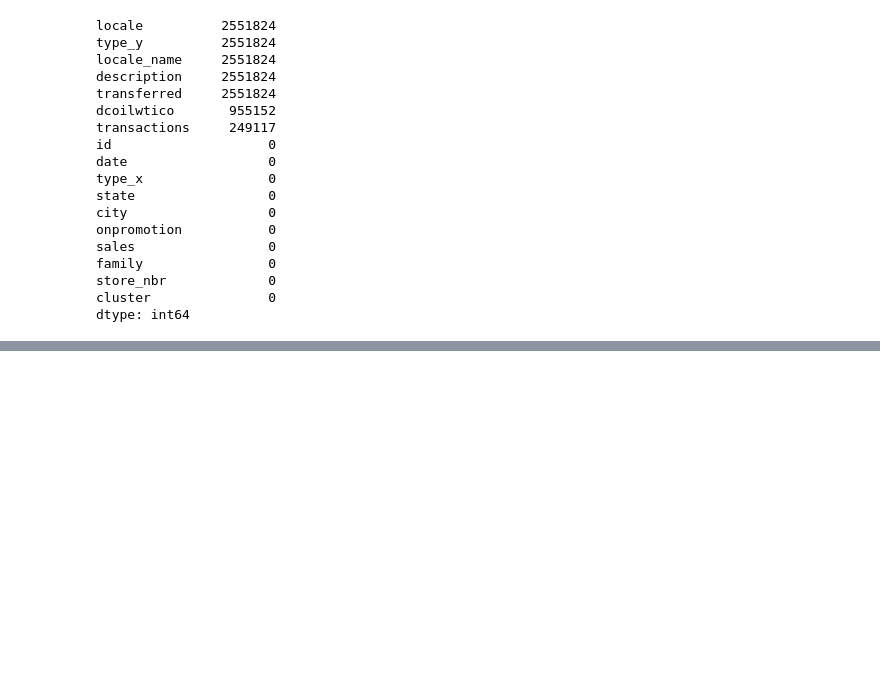
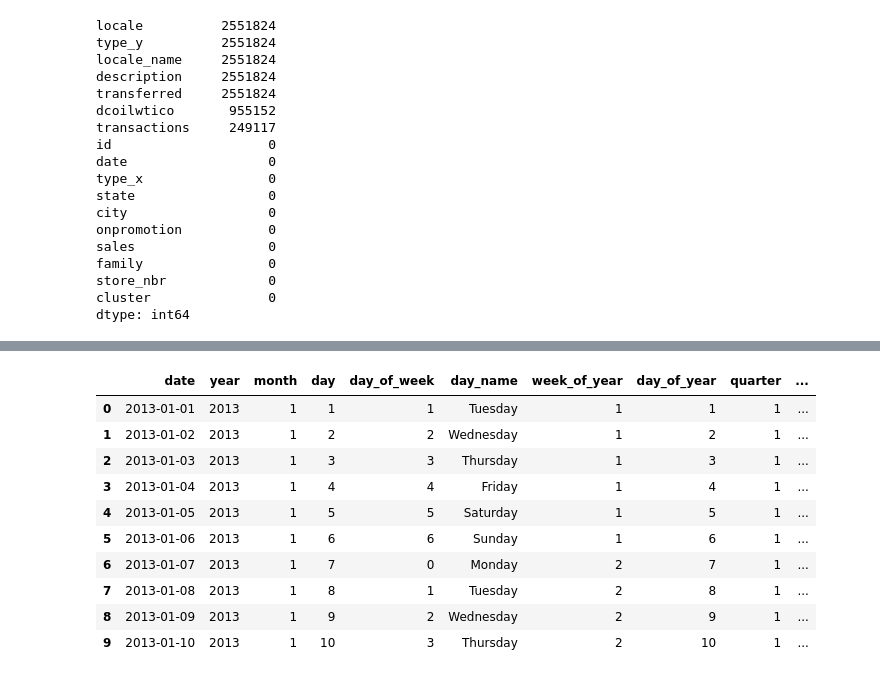
Before and after one commit to Husnain5Khalid/DemandIQ-Smart-demand-forecasting-, a Jupyter notebook: notebooks/feature_engineering.ipynb, the cells around one changed output, grey strips where cells are left out. Drawn from its saved outputs; the diff is of its cells as text; code cells hidden in the pictures; blank space fills up the shorter version.

```diff
--- a/notebooks/feature_engineering.ipynb
+++ b/notebooks/feature_engineering.ipynb
@@ -138,0 +188,37 @@ dtype: int64
+# %%
+df["week_of_year"] = (df["date"].dt.isocalendar().week.astype(int))
+# %%
+df["day_of_year"] = (df["date"].dt.dayofyear)
+# %%
+df["is_month_start"] = (df["date"].dt.is_month_start.astype(int))
+# %%
+df["is_month_end"] = (df["date"].dt.is_month_end.astype(int))
+# %%
+new_features = [
+    "date",
+    "year",
+    "month",
+    "day",
+    "day_of_week",
+    "day_name",
+    "week_of_year",
+    "day_of_year",
+    "quarter",
+    "is_weekend",
+    "is_month_start",
+    "is_month_end"
+]
+
+df[new_features].head(10)
+# %% [output]
+|  | date | year | month | day | day_of_week | day_name | week_of_year | day_of_year | quarter | ... |
+| 0 | 2013-01-01 | 2013 | 1 | 1 | 1 | Tuesday | 1 | 1 | 1 | ... |
+| 1 | 2013-01-02 | 2013 | 1 | 2 | 2 | Wednesday | 1 | 2 | 1 | ... |
+| 2 | 2013-01-03 | 2013 | 1 | 3 | 3 | Thursday | 1 | 3 | 1 | ... |
+| 3 | 2013-01-04 | 2013 | 1 | 4 | 4 | Friday | 1 | 4 | 1 | ... |
+| 4 | 2013-01-05 | 2013 | 1 | 5 | 5 | Saturday | 1 | 5 | 1 | ... |
+| 5 | 2013-01-06 | 2013 | 1 | 6 | 6 | Sunday | 1 | 6 | 1 | ... |
+| 6 | 2013-01-07 | 2013 | 1 | 7 | 0 | Monday | 2 | 7 | 1 | ... |
+| 7 | 2013-01-08 | 2013 | 1 | 8 | 1 | Tuesday | 2 | 8 | 1 | ... |
+| 8 | 2013-01-09 | 2013 | 1 | 9 | 2 | Wednesday | 2 | 9 | 1 | ... |
+| 9 | 2013-01-10 | 2013 | 1 | 10 | 3 | Thursday | 2 | 10 | 1 | ... |
```
Also changed, not shown: parts of 15 cells of this notebook.
